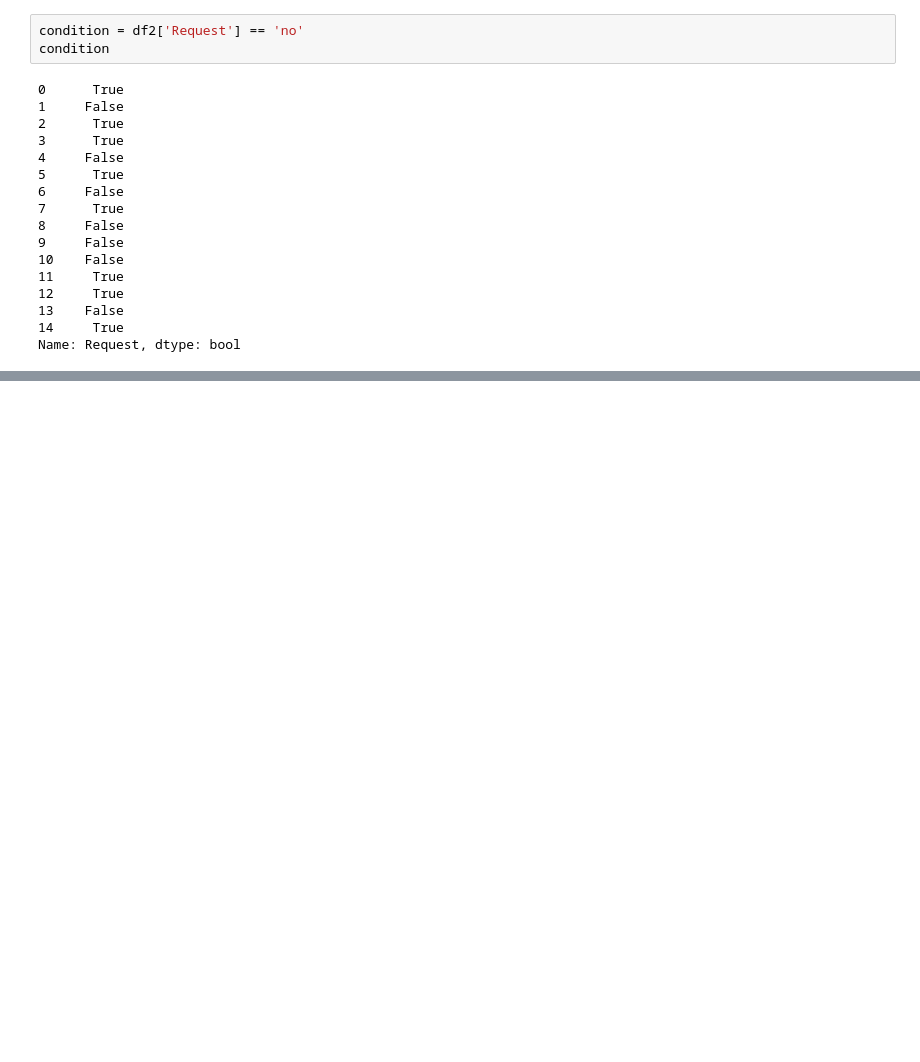
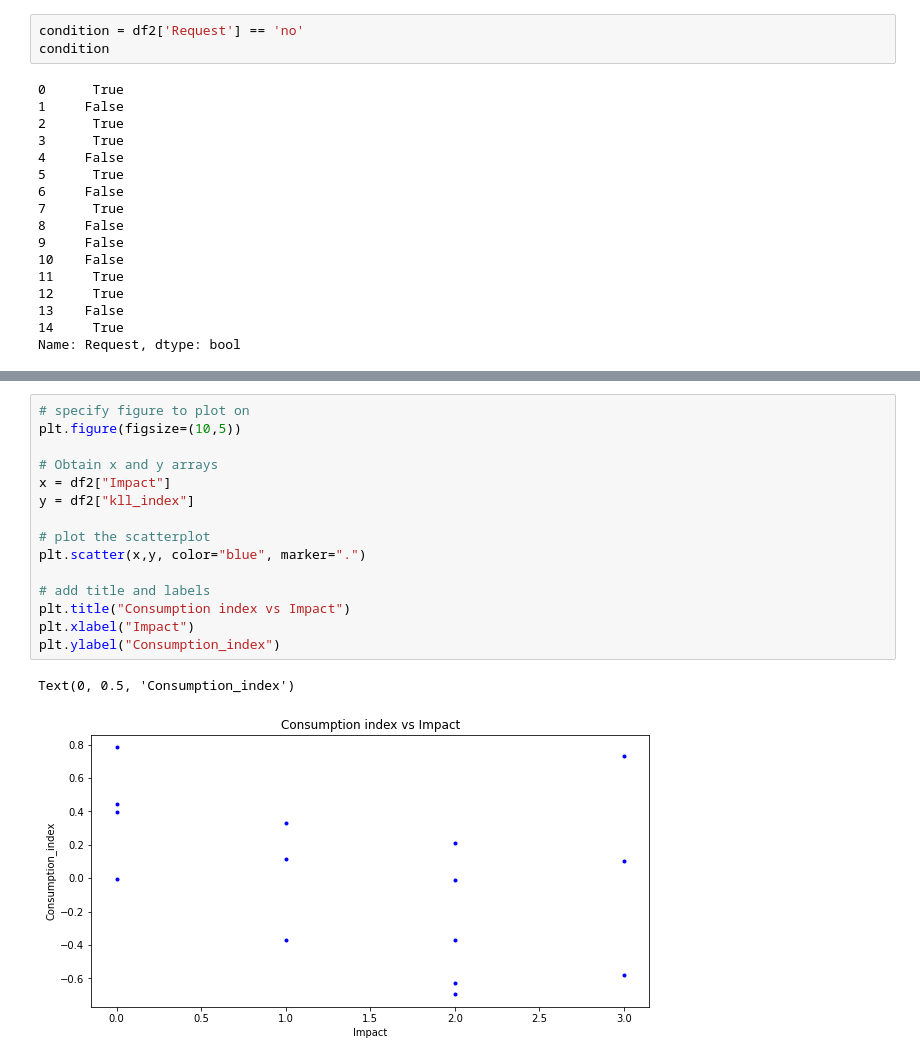
Before and after one commit to gitzV/DataScience, a Jupyter notebook: tds_pandas.ipynb, the cells around one changed output, grey strips where cells are left out. Drawn from its saved outputs; the diff is of its cells as text; blank space fills up the shorter version.

```diff
--- a/tds_pandas.ipynb
+++ b/tds_pandas.ipynb
@@ -343,0 +359,18 @@ df_agg
+# %%
+# specify figure to plot on
+plt.figure(figsize=(10,5))
+
+# Obtain x and y arrays
+x = df2["Impact"]
+y = df2["kll_index"]
+
+# plot the scatterplot
+plt.scatter(x,y, color="blue", marker=".")
+
+# add title and labels
+plt.title("Consumption index vs Impact")
+plt.xlabel("Impact")
+plt.ylabel("Consumption_index")
+# %% [output]
+Text(0, 0.5, 'Consumption_index')
+[figure, added]
```
Also changed, not shown: parts of 13 cells of this notebook.
